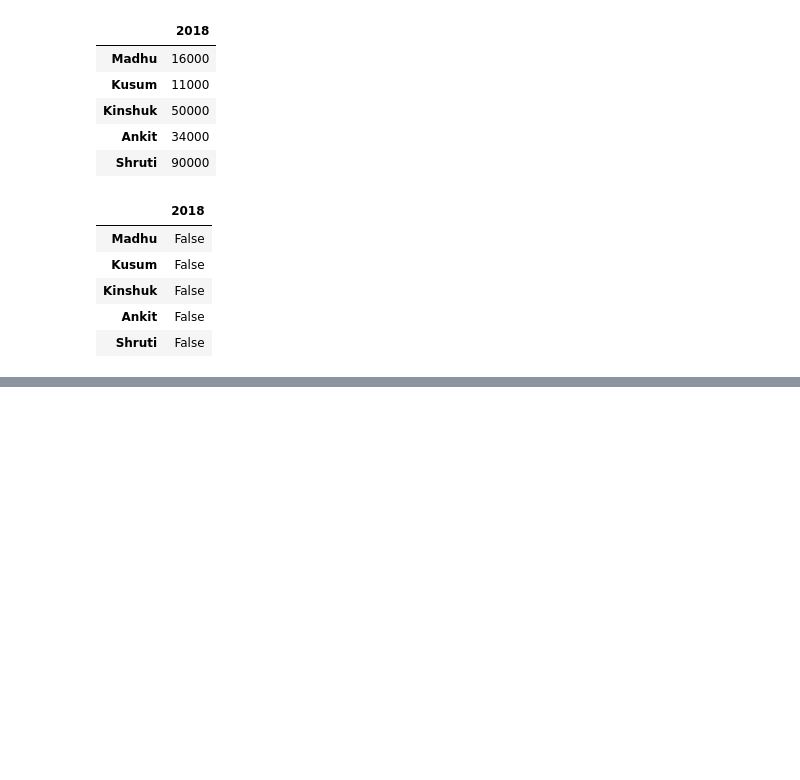
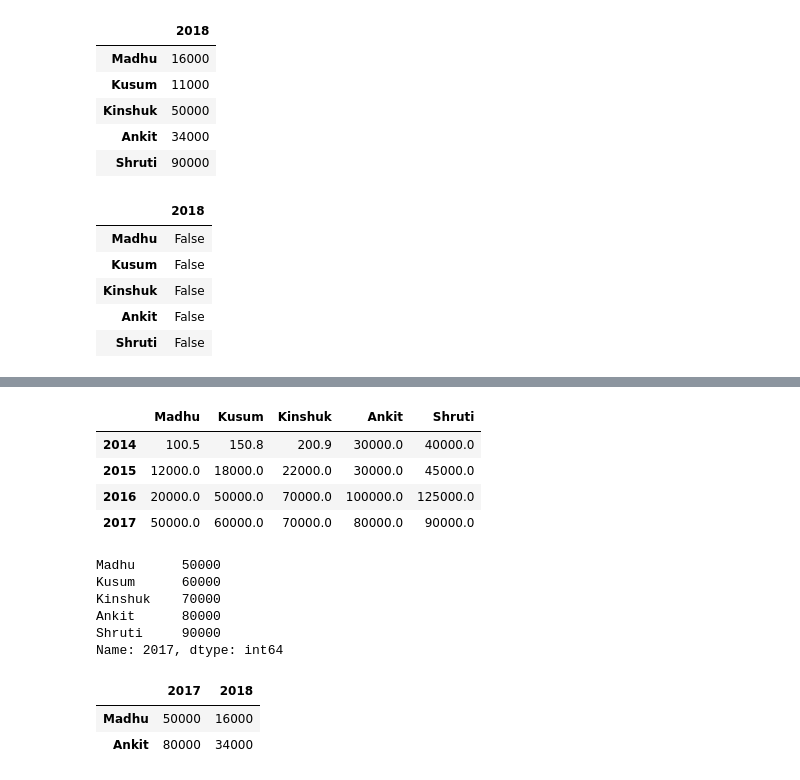
Before and after one commit to RahulArra/Machine-Learning, a Jupyter notebook: ML_week_1.ipynb, the cells around one changed output, grey strips where cells are left out. Saved outputs shown, nothing was run; the diff lists cells and outputs as text; code cells hidden in the pictures; blank space fills up the shorter version.

```diff
--- a/ML_week_1.ipynb
+++ b/ML_week_1.ipynb
@@ -87,0 +99,25 @@ df1.isnull()
+# %%
+#trnaposing
+df.transpose()
+# %% [output]
+|  | Madhu | Kusum | Kinshuk | Ankit | Shruti |
+| 2014 | 100.5 | 150.8 | 200.9 | 30000.0 | 40000.0 |
+| 2015 | 12000.0 | 18000.0 | 22000.0 | 30000.0 | 45000.0 |
+| 2016 | 20000.0 | 50000.0 | 70000.0 | 100000.0 | 125000.0 |
+| 2017 | 50000.0 | 60000.0 | 70000.0 | 80000.0 | 90000.0 |
+# %%
+print(df["2017"])
+# %% [output]
+Madhu      50000
+Kusum      60000
+Kinshuk    70000
+Ankit      80000
+Shruti     90000
+Name: 2017, dtype: int64
+# %%
+# Select rows 'Madhu' and 'Ankit' and columns '2017' and '2018'
+display(combined_df.loc[["Madhu", "Ankit"], ["2017", "2018"]])
+# %% [output]
+|  | 2017 | 2018 |
+| Madhu | 50000 | 16000 |
+| Ankit | 80000 | 34000 |
```
Also changed, not shown: parts of 1 cell of this notebook.
